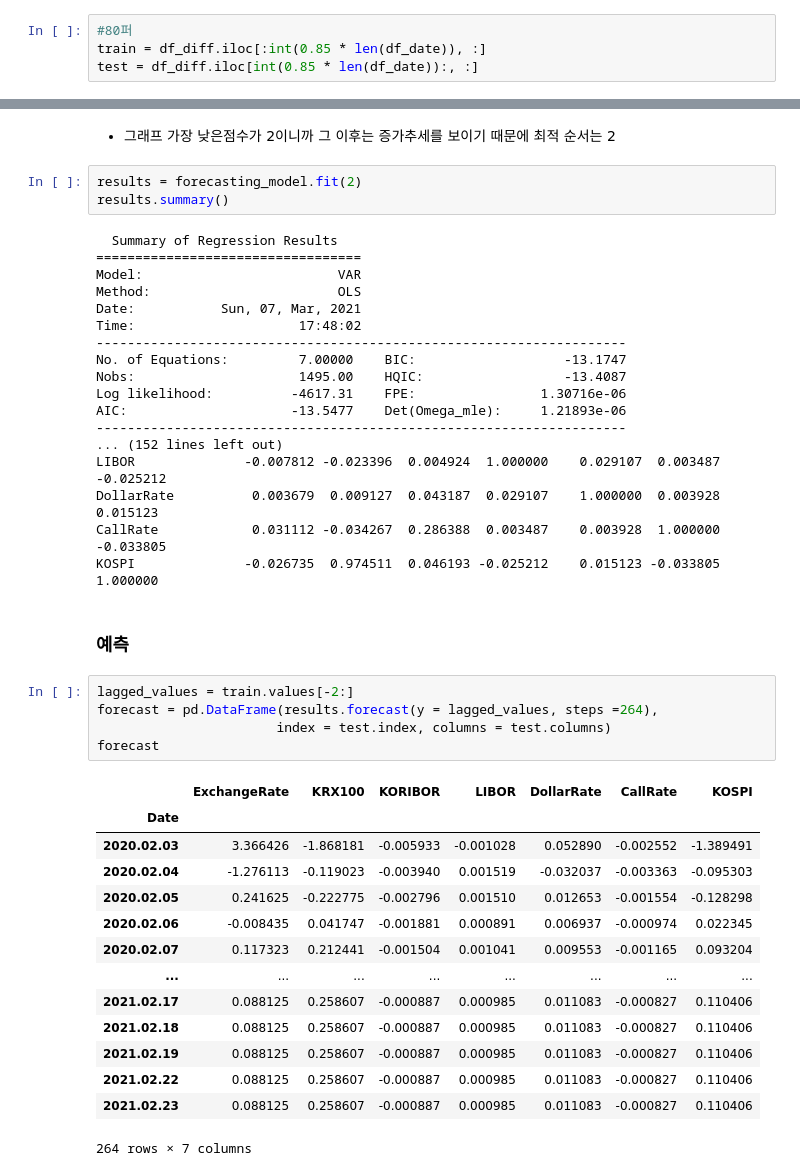
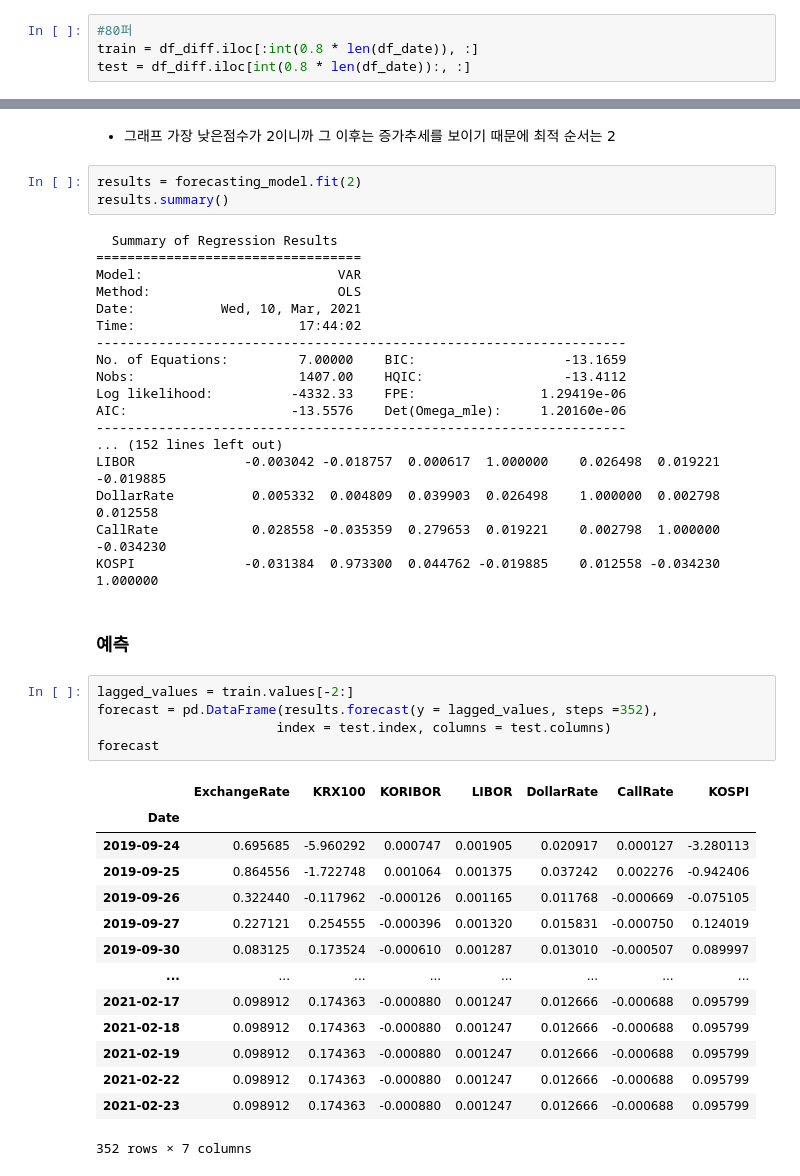
Before and after one commit to OHBEYOUNGHUN/Machine_practice, a Jupyter notebook: 시계열 프로젝트/다변량 시계열 (VAR) .ipynb, the cells around one changed output, grey strips where cells are left out. Cells and saved outputs as stored; diff of their text form.

```diff
--- a/시계열 프로젝트/다변량 시계열 (VAR) .ipynb
+++ b/시계열 프로젝트/다변량 시계열 (VAR) .ipynb
@@ -225,8 +225,8 @@ p-value: 0.0
 - 데이터를 트레인/테스트 셋으로 나누자
 # %%
 #80퍼
-train = df_diff.iloc[:int(0.85 * len(df_date)), :]
-test = df_diff.iloc[int(0.85 * len(df_date)):, :]
+train = df_diff.iloc[:int(0.8 * len(df_date)), :]
+test = df_diff.iloc[int(0.8 * len(df_date)):, :]
 # %%
 test.tail()
 # %% [output]
@@ -265,40 +265,40 @@ results.summary()
 ==================================
 Model:                         VAR
 Method:                        OLS
-Date:           Sun, 07, Mar, 2021
-Time:                     17:48:02
+Date:           Wed, 10, Mar, 2021
+Time:                     17:44:02
 --------------------------------------------------------------------
-No. of Equations:         7.00000    BIC:                   -13.1747
-Nobs:                     1495.00    HQIC:                  -13.4087
-Log likelihood:          -4617.31    FPE:                1.30716e-06
-AIC:                     -13.5477    Det(Omega_mle):     1.21893e-06
+No. of Equations:         7.00000    BIC:                   -13.1659
+Nobs:                     1407.00    HQIC:                  -13.4112
+Log likelihood:          -4332.33    FPE:                1.29419e-06
+AIC:                     -13.5576    Det(Omega_mle):     1.20160e-06
 --------------------------------------------------------------------
 ... (152 lines left out)
-LIBOR              -0.007812 -0.023396  0.004924  1.000000    0.029107  0.003487 -0.025212
-DollarRate          0.003679  0.009127  0.043187  0.029107    1.000000  0.003928  0.015123
-CallRate            0.031112 -0.034267  0.286388  0.003487    0.003928  1.000000 -0.033805
-KOSPI              -0.026735  0.974511  0.046193 -0.025212    0.015123 -0.033805  1.000000
+LIBOR              -0.003042 -0.018757  0.000617  1.000000    0.026498  0.019221 -0.019885
+DollarRate          0.005332  0.004809  0.039903  0.026498    1.000000  0.002798  0.012558
+CallRate            0.028558 -0.035359  0.279653  0.019221    0.002798  1.000000 -0.034230
+KOSPI              -0.031384  0.973300  0.044762 -0.019885    0.012558 -0.034230  1.000000
 # %% [markdown]
 ### 예측
 # %%
 lagged_values = train.values[-2:]
-forecast = pd.DataFrame(results.forecast(y = lagged_values, steps =264),
+forecast = pd.DataFrame(results.forecast(y = lagged_values, steps =352),
                        index = test.index, columns = test.columns)
 forecast
 # %% [output]
 |  | ExchangeRate | KRX100 | KORIBOR | LIBOR | DollarRate | CallRate | KOSPI |
 | Date |  |  |  |  |  |  |  |
-| 2020.02.03 | 3.366426 | -1.868181 | -0.005933 | -0.001028 | 0.052890 | -0.002552 | -1.389491 |
-| 2020.02.04 | -1.276113 | -0.119023 | -0.003940 | 0.001519 | -0.032037 | -0.003363 | -0.095303 |
-| 2020.02.05 | 0.241625 | -0.222775 | -0.002796 | 0.001510 | 0.012653 | -0.001554 | -0.128298 |
-| 2020.02.06 | -0.008435 | 0.041747 | -0.001881 | 0.000891 | 0.006937 | -0.000974 | 0.022345 |
-| 2020.02.07 | 0.117323 | 0.212441 | -0.001504 | 0.001041 | 0.009553 | -0.001165 | 0.093204 |
+| 2019-09-24 | 0.695685 | -5.960292 | 0.000747 | 0.001905 | 0.020917 | 0.000127 | -3.280113 |
+| 2019-09-25 | 0.864556 | -1.722748 | 0.001064 | 0.001375 | 0.037242 | 0.002276 | -0.942406 |
+| 2019-09-26 | 0.322440 | -0.117962 | -0.000126 | 0.001165 | 0.011768 | -0.000669 | -0.075105 |
+| 2019-09-27 | 0.227121 | 0.254555 | -0.000396 | 0.001320 | 0.015831 | -0.000750 | 0.124019 |
+| 2019-09-30 | 0.083125 | 0.173524 | -0.000610 | 0.001287 | 0.013010 | -0.000507 | 0.089997 |
 | ... | ... | ... | ... | ... | ... | ... | ... |
-| 2021.02.17 | 0.088125 | 0.258607 | -0.000887 | 0.000985 | 0.011083 | -0.000827 | 0.110406 |
-| 2021.02.18 | 0.088125 | 0.258607 | -0.000887 | 0.000985 | 0.011083 | -0.000827 | 0.110406 |
-| 2021.02.19 | 0.088125 | 0.258607 | -0.000887 | 0.000985 | 0.011083 | -0.000827 | 0.110406 |
-| 2021.02.22 | 0.088125 | 0.258607 | -0.000887 | 0.000985 | 0.011083 | -0.000827 | 0.110406 |
-| 2021.02.23 | 0.088125 | 0.258607 | -0.000887 | 0.000985 | 0.011083 | -0.000827 | 0.110406 |
+| 2021-02-17 | 0.098912 | 0.174363 | -0.000880 | 0.001247 | 0.012666 | -0.000688 | 0.095799 |
+| 2021-02-18 | 0.098912 | 0.174363 | -0.000880 | 0.001247 | 0.012666 | -0.000688 | 0.095799 |
+| 2021-02-19 | 0.098912 | 0.174363 | -0.000880 | 0.001247 | 0.012666 | -0.000688 | 0.095799 |
+| 2021-02-22 | 0.098912 | 0.174363 | -0.000880 | 0.001247 | 0.012666 | -0.000688 | 0.095799 |
+| 2021-02-23 | 0.098912 | 0.174363 | -0.000880 | 0.001247 | 0.012666 | -0.000688 | 0.095799 |
-264 rows × 7 columns
+352 rows × 7 columns
 # %%
 # 차분 더한 값
```
Also changed, not shown: parts of 9 cells of this notebook, 2 other files.
